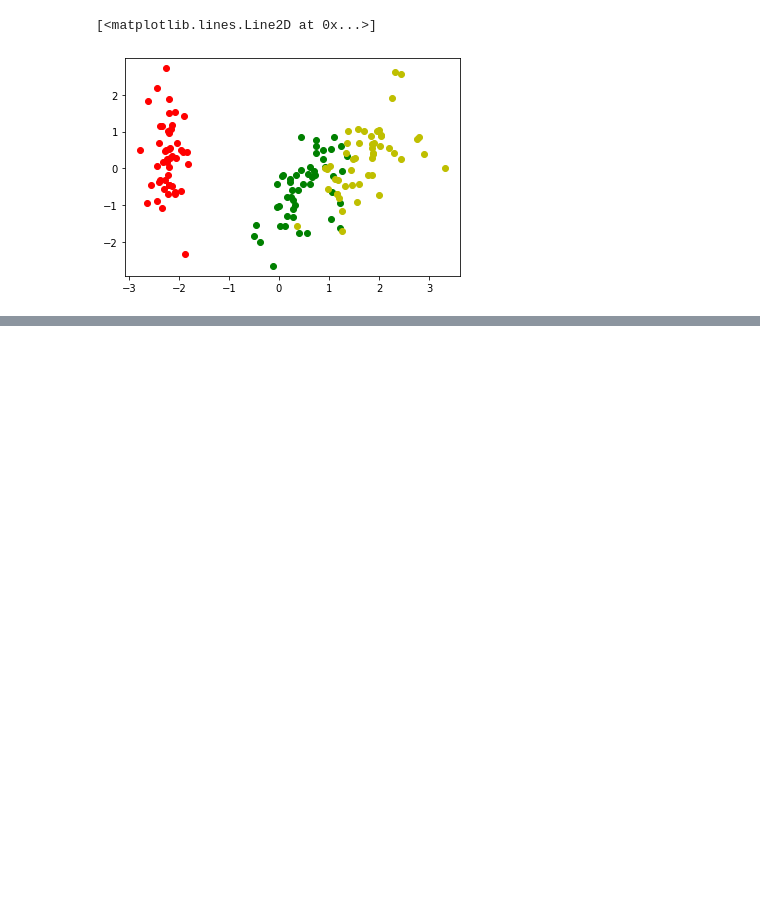
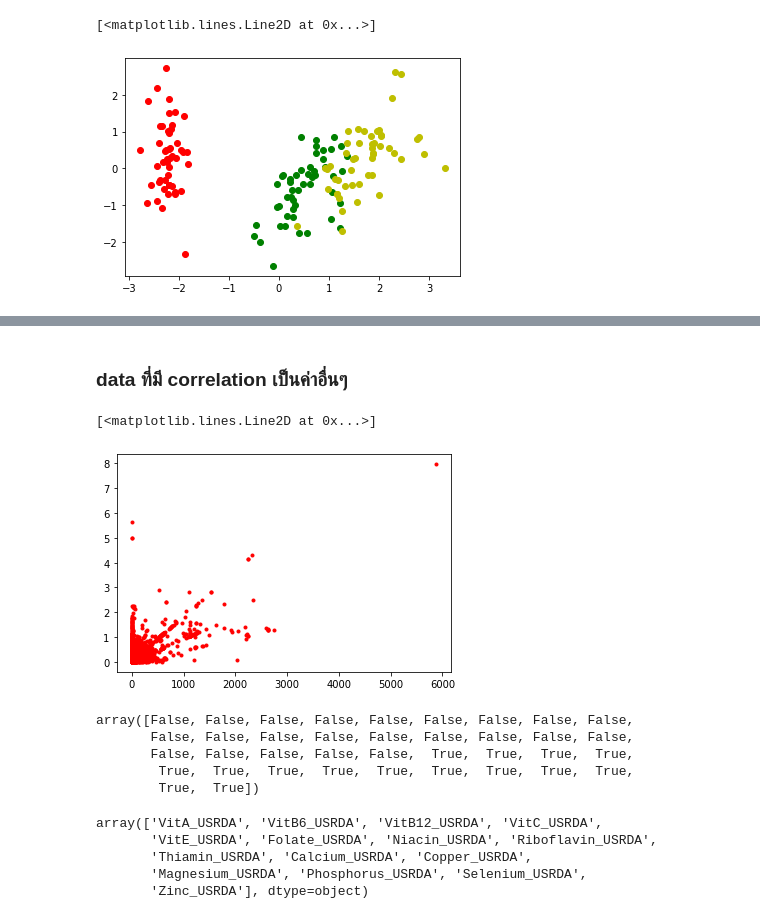
Before and after one commit to Wanita-8943/multivariate, a Jupyter notebook: Chapter3_PCA.ipynb, the cells around one changed output, grey strips where cells are left out. Saved outputs shown, nothing was run; the diff lists cells and outputs as text; code cells hidden in the pictures; blank space fills up the shorter version.

```diff
--- a/Chapter3_PCA.ipynb
+++ b/Chapter3_PCA.ipynb
@@ -390,0 +509,23 @@ plt.plot(new_pca[100:,0],new_pca[100:,1],'oy')
+# %% [markdown]
+### data ที่มี correlation เป็นค่าอื่นๆ
+# %%
+plt.plot(newdata.iloc[:,11],newdata.iloc[:,29],'r.')
+# %% [output]
+[<matplotlib.lines.Line2D at 0x...>]
+[figure, added]
+# %%
+newdata.columns.str.contains('_USRDA')
+# %% [output]
+array([False, False, False, False, False, False, False, False, False,
+       False, False, False, False, False, False, False, False, False,
+       False, False, False, False, False,  True,  True,  True,  True,
+        True,  True,  True,  True,  True,  True,  True,  True,  True,
+        True,  True])
+# %%
+newdata.columns[newdata.columns.str.contains('_USRDA')].values
+# %% [output]
+array(['VitA_USRDA', 'VitB6_USRDA', 'VitB12_USRDA', 'VitC_USRDA',
+       'VitE_USRDA', 'Folate_USRDA', 'Niacin_USRDA', 'Riboflavin_USRDA',
+       'Thiamin_USRDA', 'Calcium_USRDA', 'Copper_USRDA',
+       'Magnesium_USRDA', 'Phosphorus_USRDA', 'Selenium_USRDA',
+       'Zinc_USRDA'], dtype=object)
```
Also changed, not shown: parts of 64 cells of this notebook.
